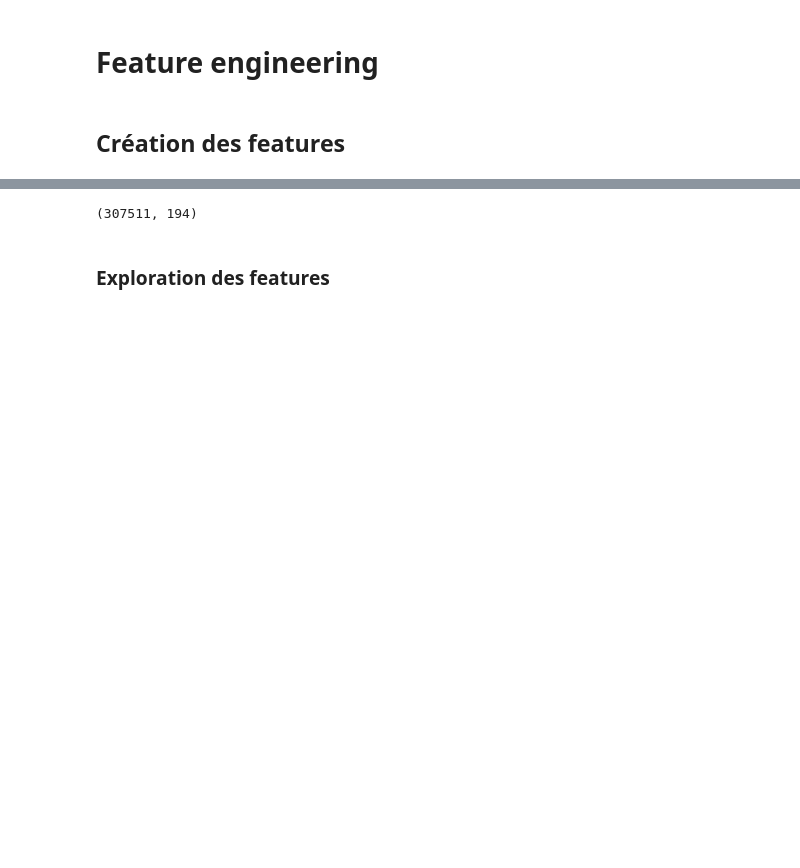
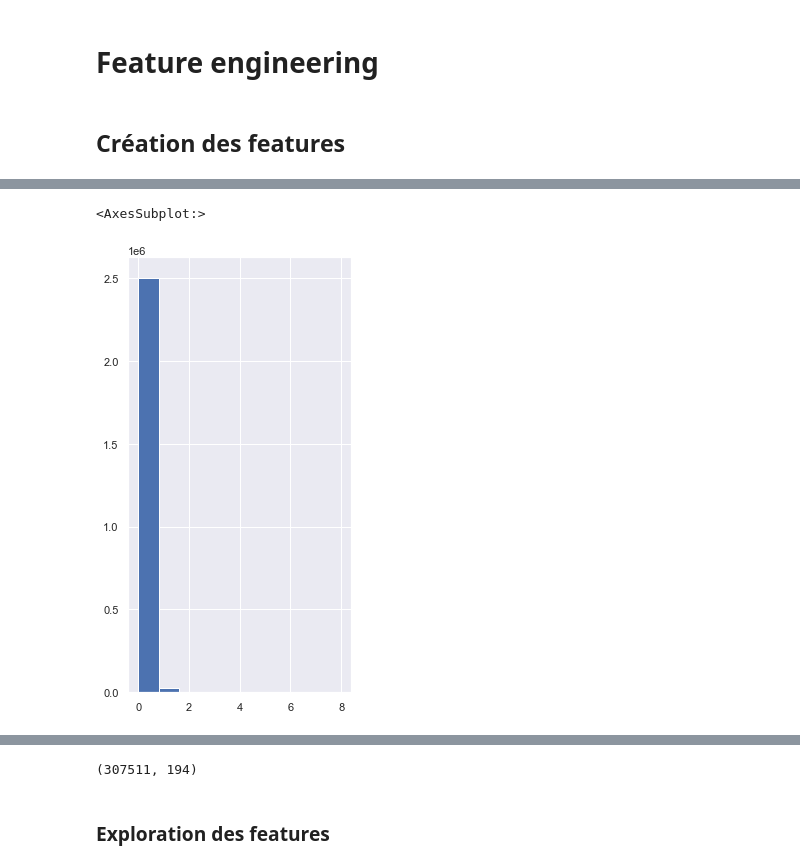
Before and after one commit to pbonte92/P7_Paul_Bonte, a Jupyter notebook: draft.ipynb, the cells around one changed output, grey strips where cells are left out. Drawn from its saved outputs; the diff is of its cells as text; code cells hidden in the pictures; blank space fills up the shorter version.

```diff
--- a/draft.ipynb
+++ b/draft.ipynb
@@ -508,0 +514,5 @@ pmts_use = instal_paiement.groupby(['SK_ID_CURR'],as_index=False).agg({'DAYS_INS
+# %%
+cc['AMT_DRAWINGS_ATM_PCT'].hist()
+# %% [output]
+<AxesSubplot:>
+[figure, added]
```
Also changed, not shown: parts of 40 cells of this notebook.
